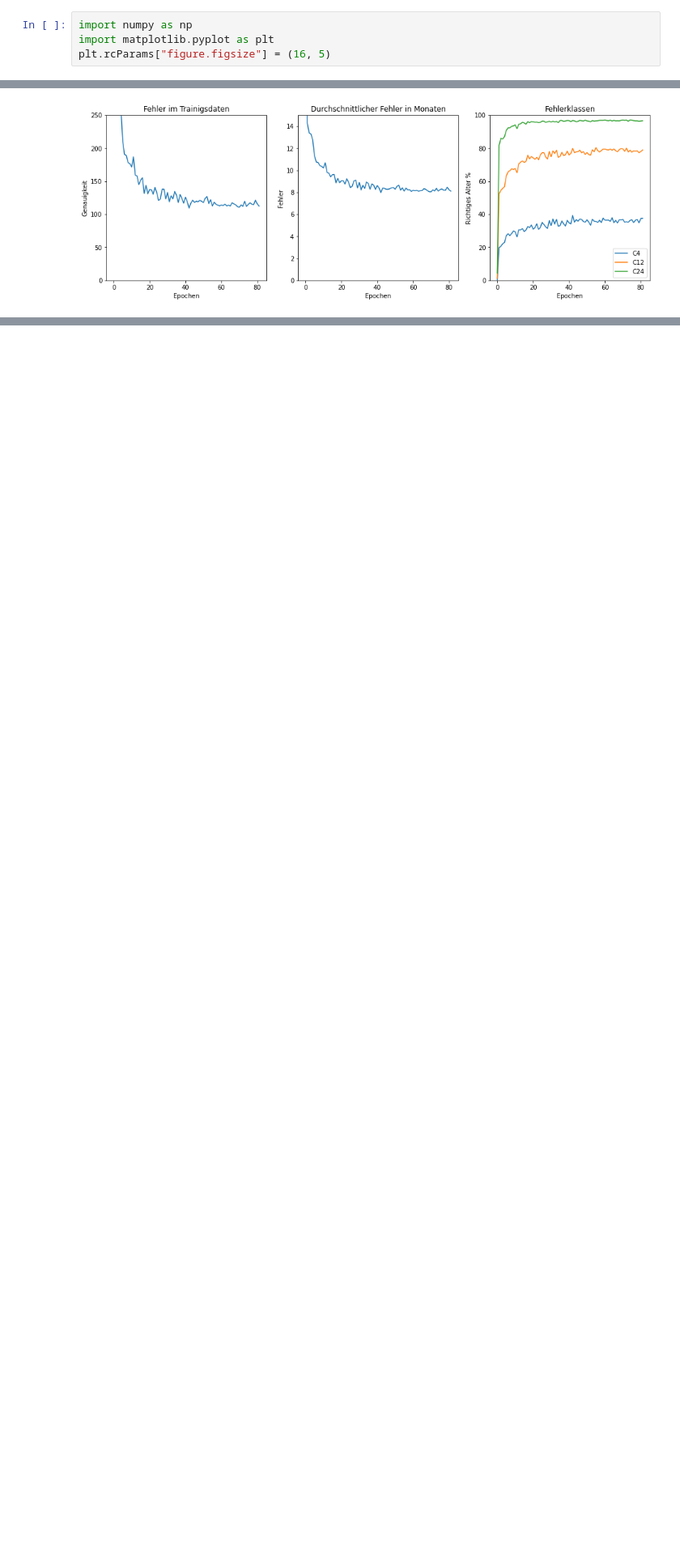
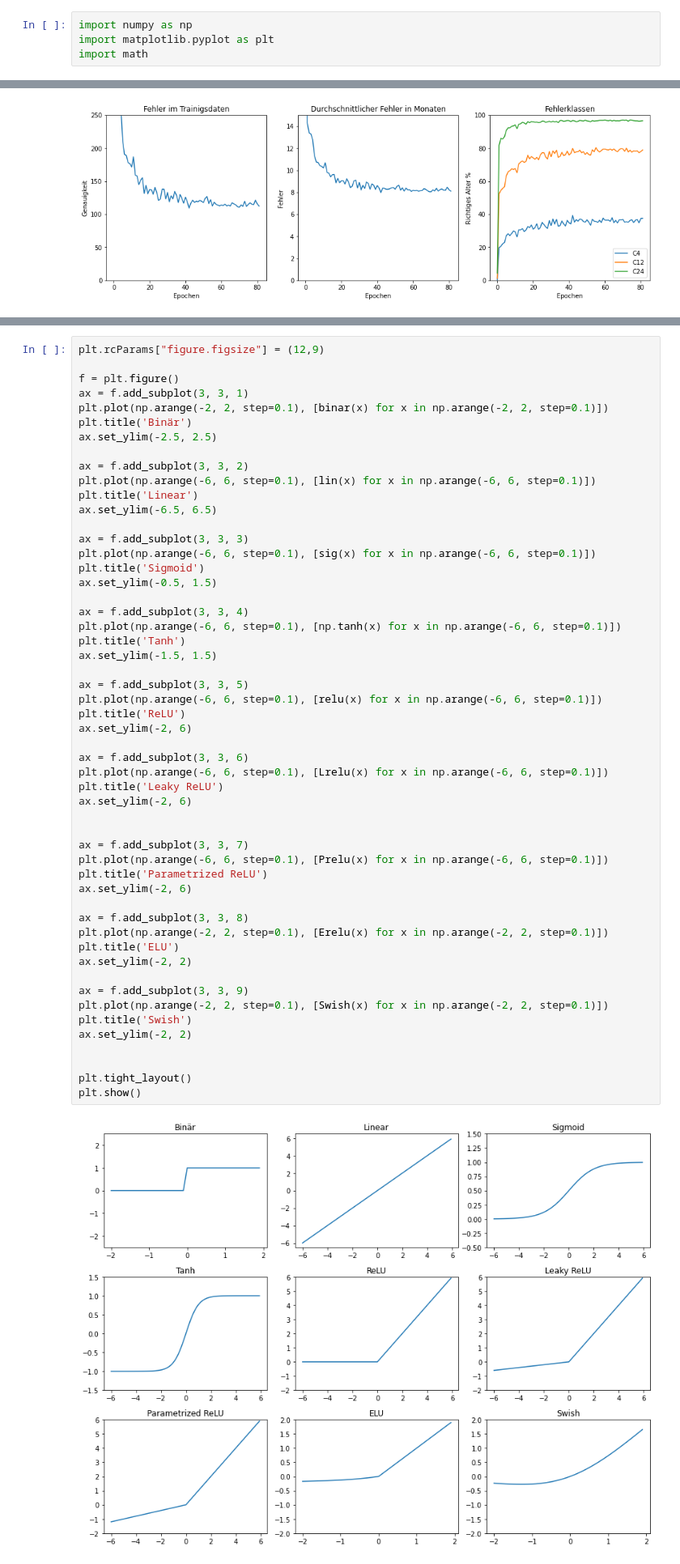
Before and after one commit to janbraunsdorff/studienarbeit, a Jupyter notebook: Graphen.ipynb, the cells around one changed output, grey strips where cells are left out. Shown at 81% size. Drawn from its saved outputs; the diff is of its cells as text; blank space fills up the shorter version.

```diff
--- a/Graphen.ipynb
+++ b/Graphen.ipynb
@@ -1,7 +1,7 @@
 # %%
 import numpy as np
 import matplotlib.pyplot as plt
-plt.rcParams["figure.figsize"] = (16, 5)
+import math
 # %%
 def print_plot(acc, loss, c):
     f = plt.figure()
@@ -62,0 +85,55 @@ print_plot(a,b,c)
+# %%
+plt.rcParams["figure.figsize"] = (12,9)
+
+f = plt.figure()
+ax = f.add_subplot(3, 3, 1)
+plt.plot(np.arange(-2, 2, step=0.1), [binar(x) for x in np.arange(-2, 2, step=0.1)])
+plt.title('Binär')
+ax.set_ylim(-2.5, 2.5)
+
+ax = f.add_subplot(3, 3, 2)
+plt.plot(np.arange(-6, 6, step=0.1), [lin(x) for x in np.arange(-6, 6, step=0.1)])
+plt.title('Linear')
+ax.set_ylim(-6.5, 6.5)
+
+ax = f.add_subplot(3, 3, 3)
+plt.plot(np.arange(-6, 6, step=0.1), [sig(x) for x in np.arange(-6, 6, step=0.1)])
+plt.title('Sigmoid')
+ax.set_ylim(-0.5, 1.5)
+
+ax = f.add_subplot(3, 3, 4)
+plt.plot(np.arange(-6, 6, step=0.1), [np.tanh(x) for x in np.arange(-6, 6, step=0.1)])
+plt.title('Tanh')
+ax.set_ylim(-1.5, 1.5)
+
+ax = f.add_subplot(3, 3, 5)
+plt.plot(np.arange(-6, 6, step=0.1), [relu(x) for x in np.arange(-6, 6, step=0.1)])
+plt.title('ReLU')
+ax.set_ylim(-2, 6)
+
+ax = f.add_subplot(3, 3, 6)
+plt.plot(np.arange(-6, 6, step=0.1), [Lrelu(x) for x in np.arange(-6, 6, step=0.1)])
+plt.title('Leaky ReLU')
+ax.set_ylim(-2, 6)
+
+
+ax = f.add_subplot(3, 3, 7)
+plt.plot(np.arange(-6, 6, step=0.1), [Prelu(x) for x in np.arange(-6, 6, step=0.1)])
+plt.title('Parametrized ReLU')
+ax.set_ylim(-2, 6)
+
+ax = f.add_subplot(3, 3, 8)
+plt.plot(np.arange(-2, 2, step=0.1), [Erelu(x) for x in np.arange(-2, 2, step=0.1)])
+plt.title('ELU')
+ax.set_ylim(-2, 2)
+
+ax = f.add_subplot(3, 3, 9)
+plt.plot(np.arange(-2, 2, step=0.1), [Swish(x) for x in np.arange(-2, 2, step=0.1)])
+plt.title('Swish')
+ax.set_ylim(-2, 2)
+
+
+plt.tight_layout()
+plt.show()
+# %% [output]
+[figure, added]
```
Also changed, not shown: parts of 1 cell of this notebook, 6 other files.
